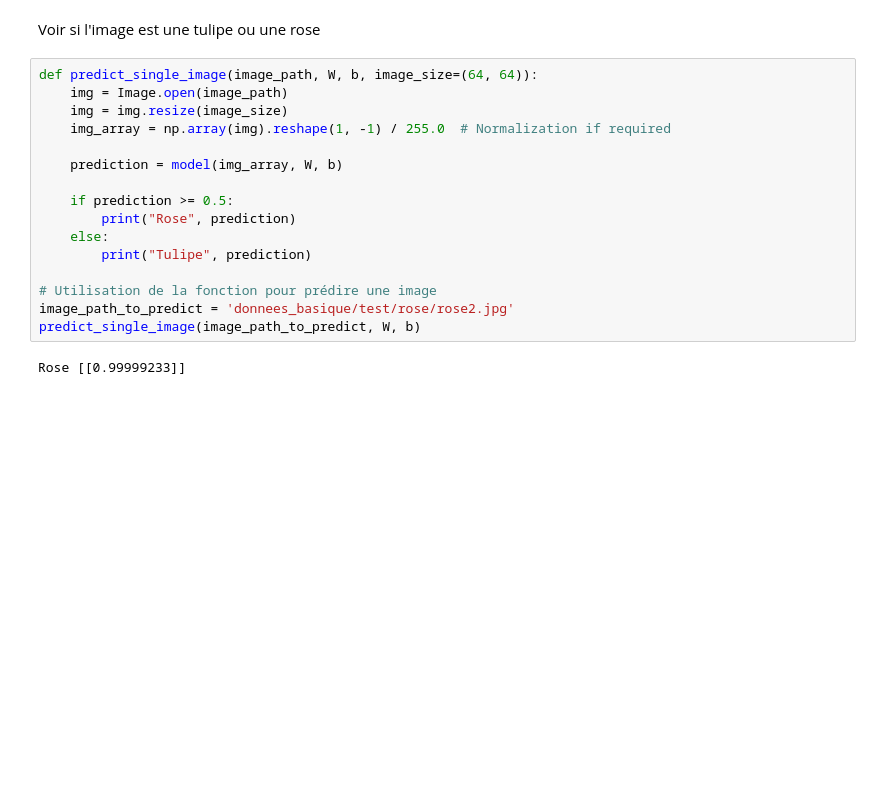
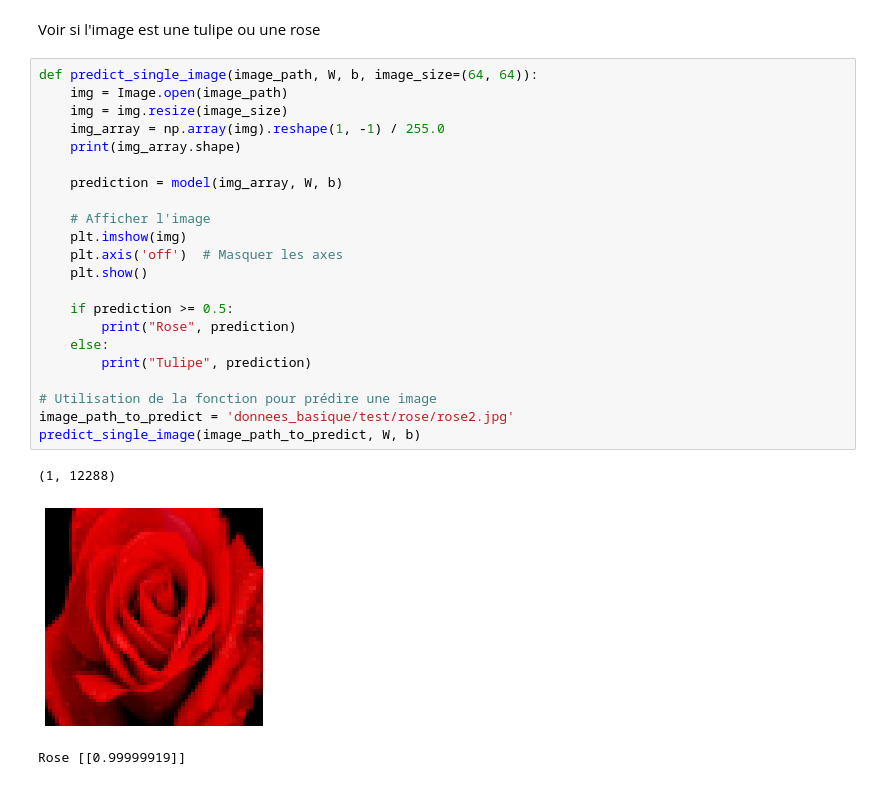
Before and after one commit to al3x6/Machine_learning, a Jupyter notebook: FI-Araujo-AlexisMiniProjet/FI-Araujo-AlexisExtensionMiniProjet.ipynb, the cells around one changed output. Saved outputs shown, nothing was run; the diff lists cells and outputs as text; blank space fills up the shorter version.

```diff
--- a/FI-Araujo-AlexisMiniProjet/FI-Araujo-AlexisExtensionMiniProjet.ipynb
+++ b/FI-Araujo-AlexisMiniProjet/FI-Araujo-AlexisExtensionMiniProjet.ipynb
@@ -248,18 +248,26 @@ Voir si l'image est une tulipe ou une rose
 # %%
 def predict_single_image(image_path, W, b, image_size=(64, 64)):
     img = Image.open(image_path)
     img = img.resize(image_size)
-    img_array = np.array(img).reshape(1, -1) / 255.0  # Normalization if required
+    img_array = np.array(img).reshape(1, -1) / 255.0
+    print(img_array.shape)
 
     prediction = model(img_array, W, b)
+
+    # Afficher l'image
+    plt.imshow(img)
+    plt.axis('off')  # Masquer les axes
+    plt.show()
 
     if prediction >= 0.5:
         print("Rose", prediction)
     else:
         print("Tulipe", prediction)
 
 # Utilisation de la fonction pour prédire une image
 image_path_to_predict = 'donnees_basique/test/rose/rose2.jpg'
 predict_single_image(image_path_to_predict, W, b)
 # %% [output]
-Rose [[0.99999233]]
+(1, 12288)
+[figure, added]
+Rose [[0.99999919]]
```
Also changed, not shown: parts of 3 cells of this notebook.
